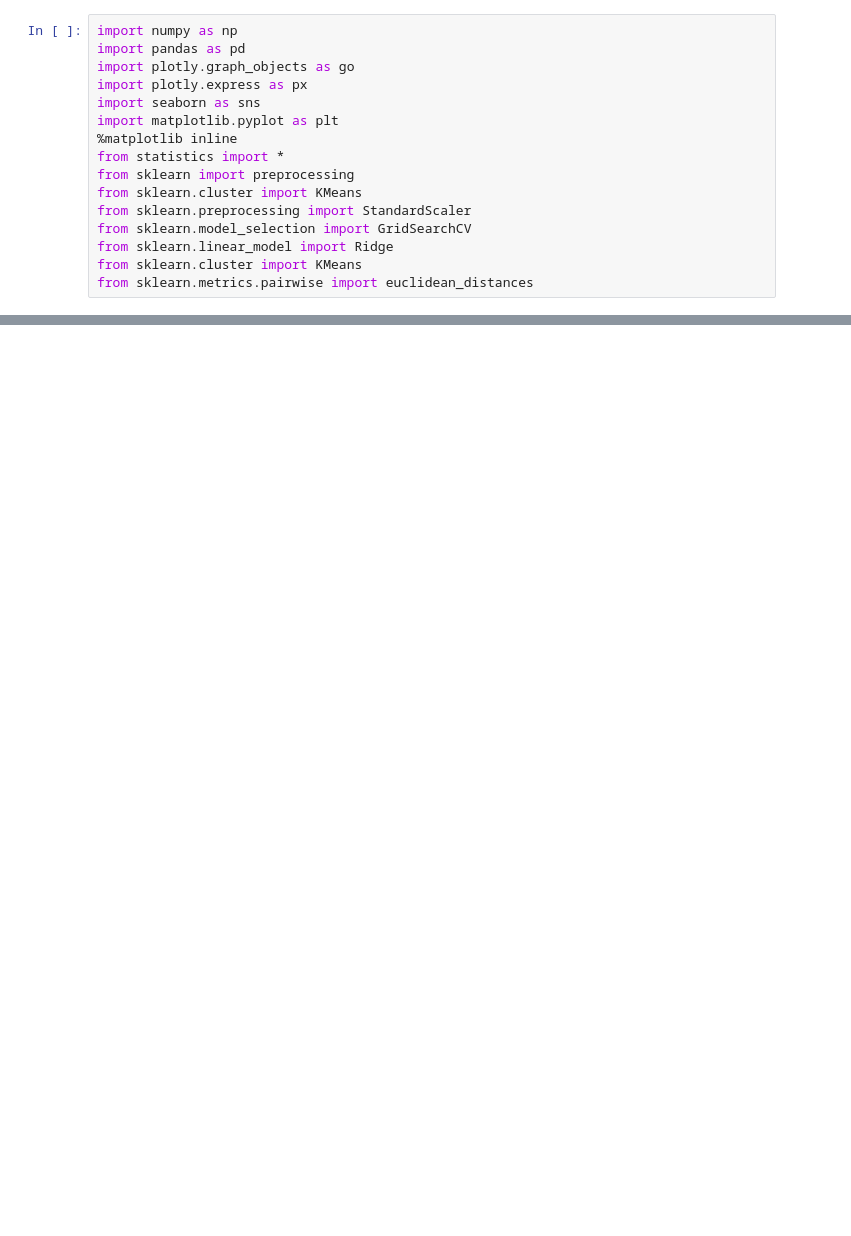
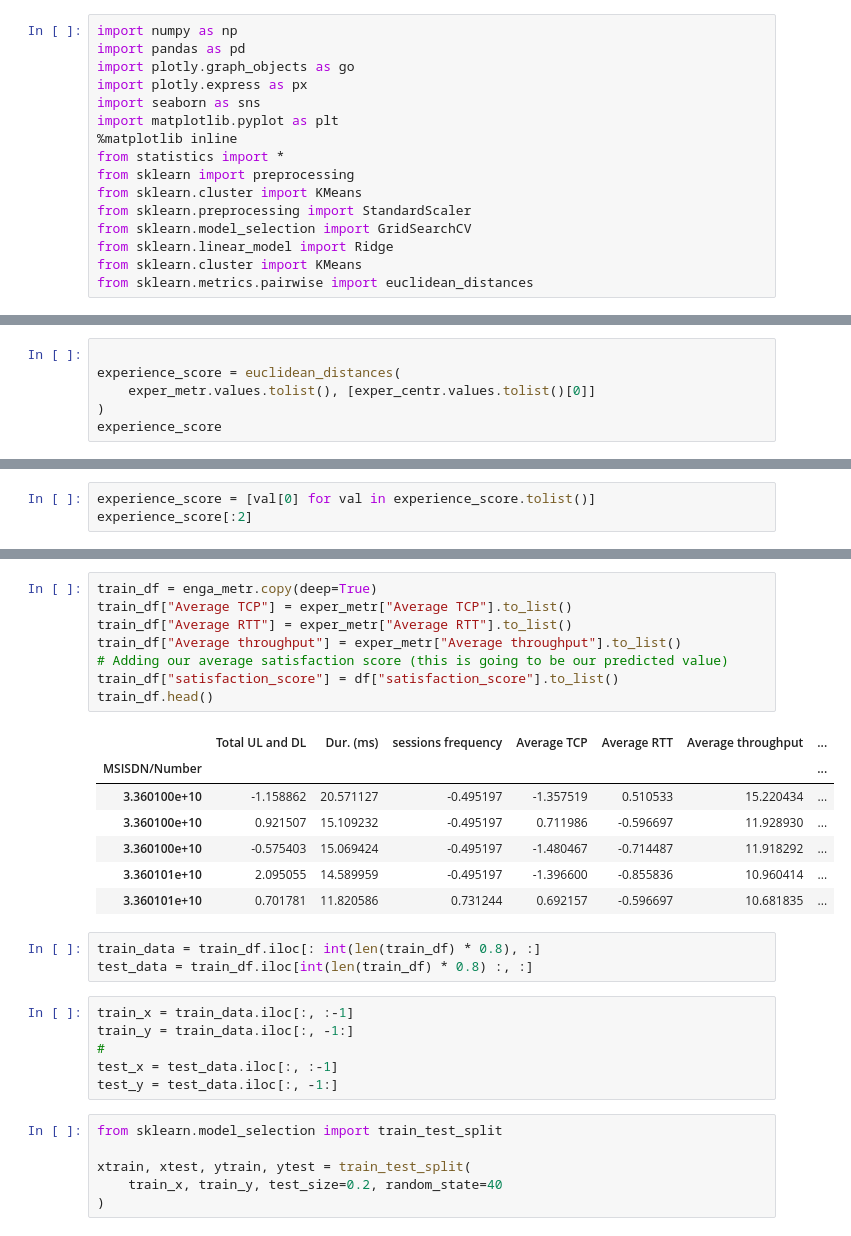
Before and after one commit to abeselomg/Telecom_user_analysis, a Jupyter notebook: notebooks/satsfaction-analysis.ipynb, the cells around one changed output, grey strips where cells are left out. Cells and saved outputs as stored; diff of their text form; blank space fills up the shorter version.

```diff
--- a/notebooks/satsfaction-analysis.ipynb
+++ b/notebooks/satsfaction-analysis.ipynb
@@ -22,0 +89,6 @@ FileNotFoundError: [Errno 2] No such file or directory: '../data/centero_engagme
+# %%
+
+experience_score = euclidean_distances(
+    exper_metr.values.tolist(), [exper_centr.values.tolist()[0]]
+)
+experience_score
@@ -22,0 +103,3 @@ FileNotFoundError: [Errno 2] No such file or directory: '../data/centero_engagme
+# %%
+experience_score = [val[0] for val in experience_score.tolist()]
+experience_score[:2]
@@ -22,0 +153,31 @@ FileNotFoundError: [Errno 2] No such file or directory: '../data/centero_engagme
+# %%
+train_df = enga_metr.copy(deep=True)
+train_df["Average TCP"] = exper_metr["Average TCP"].to_list()
+train_df["Average RTT"] = exper_metr["Average RTT"].to_list()
+train_df["Average throughput"] = exper_metr["Average throughput"].to_list()
+# Adding our average satisfaction score (this is going to be our predicted value)
+train_df["satisfaction_score"] = df["satisfaction_score"].to_list()
+train_df.head()
+# %% [output]
+|  | Total UL and DL | Dur. (ms) | sessions frequency | Average TCP | Average RTT | Average throughput | ... |
+| MSISDN/Number |  |  |  |  |  |  | ... |
+| 3.360100e+10 | -1.158862 | 20.571127 | -0.495197 | -1.357519 | 0.510533 | 15.220434 | ... |
+| 3.360100e+10 | 0.921507 | 15.109232 | -0.495197 | 0.711986 | -0.596697 | 11.928930 | ... |
+| 3.360100e+10 | -0.575403 | 15.069424 | -0.495197 | -1.480467 | -0.714487 | 11.918292 | ... |
+| 3.360101e+10 | 2.095055 | 14.589959 | -0.495197 | -1.396600 | -0.855836 | 10.960414 | ... |
+| 3.360101e+10 | 0.701781 | 11.820586 | 0.731244 | 0.692157 | -0.596697 | 10.681835 | ... |
+# %%
+train_data = train_df.iloc[: int(len(train_df) * 0.8), :]
+test_data = train_df.iloc[int(len(train_df) * 0.8) :, :]
+# %%
+train_x = train_data.iloc[:, :-1]
+train_y = train_data.iloc[:, -1:]
+#
+test_x = test_data.iloc[:, :-1]
+test_y = test_data.iloc[:, -1:]
+# %%
+from sklearn.model_selection import train_test_split
+
+xtrain, xtest, ytrain, ytest = train_test_split(
+    train_x, train_y, test_size=0.2, random_state=40
+)
```
Also changed, not shown: parts of 18 cells of this notebook, 8 other files.
